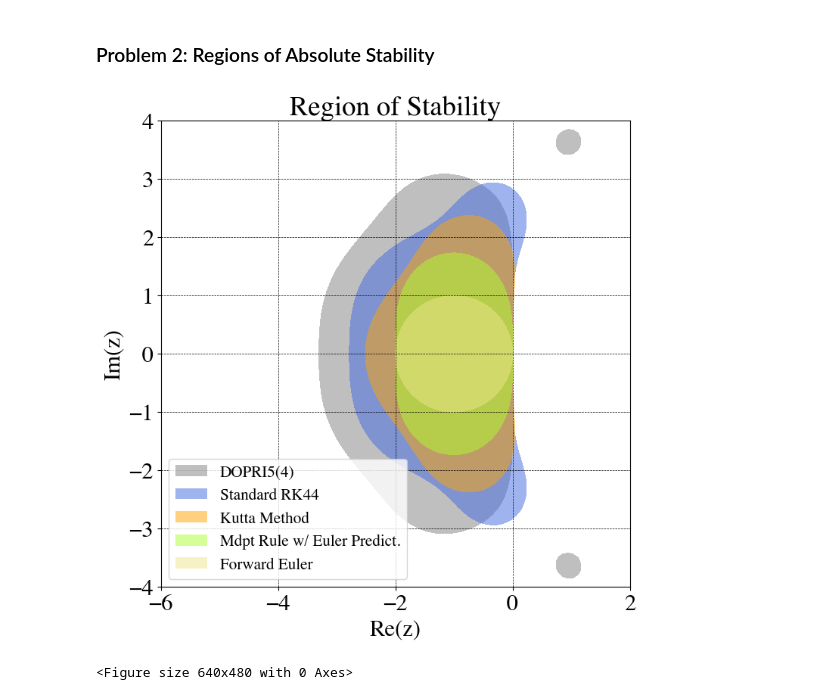
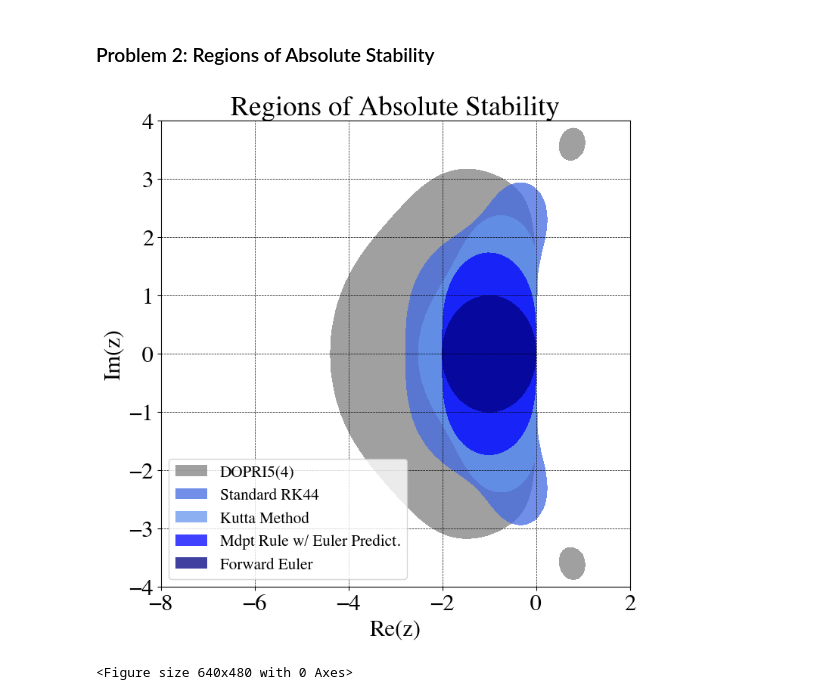
Before and after one commit to dominicflocco/AMSC661-codes, a Jupyter notebook: hw2/ODE-solvers.ipynb, the cells around one changed output. Drawn from its saved outputs; the diff is of its cells as text; code cells hidden in the pictures.

```diff
--- a/hw2/ODE-solvers.ipynb
+++ b/hw2/ODE-solvers.ipynb
@@ -146,7 +225,7 @@ CPU Time: 39.69588279724121 seconds
 # %%
 nx = 100
 ny = 160
-x = np.linspace(-6,2,nx)
+x = np.linspace(-8,2,nx)
 y = np.linspace(-4,4,ny)
 xg,yg = np.meshgrid(x,y)
 
@@ -160,28 +239,51 @@ def midpointRuleEulerPredict_stabF(z):
 def Kutta_stabF(z):
     A = np.array([[0, 0, 0],
                   [.5, 0, 0],
-                  [-1, 2, 0]])
-    b = np.array([1/6, 2/3, 1/6])
-    c = np.array([0, .5, 1])
-    z1 = b[0] + b[1] + b[2]
-    z2 = b[1]*A[1,0] + b[2]*A[2,0] + b[2]*A[2,1]
-    z3 = b[2]*A[2,1]*A[1,0]
+                  [-1, 2, 0]], dtype=np.complex_)
+    b = np.array([1/6, 2/3, 1/6], dtype=np.complex_)
+    # c = np.array([0, .5, 1])
+    # z1 = b[0] + b[1] + b[2]
+    # z2 = b[1]*A[1,0] + b[2]*A[2,0] + b[2]*A[2,1]
+    # z3 = b[2]*A[2,1]*A[1,0]
+    z_temp= z.flatten()
+    z_flat = np.array([RK_helper(z_temp[x], A, b) for x in range(z_temp.size)], dtype=np.complex_)
+    z_DOP = np.reshape(z_flat, (y.size, x.size))
     return 1 + z + (1/2)*(z**2) + (1/6)*(z**3)
 def RK44_stabF(z):
-    # A = np.array([[0, 0, 0, 0],
-    #             [.5, 0, 0, 0],
-    #             [0, .5, 0, 0],
-    #             [0, 0, 1, 0]])
-    # b = np.array([1/6, 1/3, 1/3, 1/6])
+    A = np.array([[0, 0, 0, 0],
+                [.5, 0, 0, 0],
+                [0, .5, 0, 0],
+                [0, 0, 1, 0]], dtype=np.complex_)
+    b = np.array([1/6, 1/3, 1/3, 1/6], dtype=np.complex_)
     # z1 = b[0] + b[1] + b[2] +b[3]
     # z2 = b[1]*A[1,0] + b[2]*A[2,0] + b[2]*A[2,1] +b[3]*A[3,0] +b[3]*A[3,1] +b[3]*b[2]*A[3,2]
     # z3 = b[2]*A[2,1]*A[1,0] + b[2]*b[3]*A[3,2]*(A[2,0] +A[2,1])
     # z4 = b[3]*b[2]*A[3,2]*A[2,1]*A[1,0]
-    return 1 + z + (1/2)*(z**2) + (1/6)*(z**3) + (1/24)*(z**4)
+    #return 1 + z + (1/2)*(z**2) + (1/6)*(z**3) + (1/24)*(z**4)
 
-def DOPRI5_stabF_helper(z):
+    z_temp= z.flatten()
+    z_flat = np.array([RK_helper(z_temp[x], A, b) for x in range(z_temp.size)], dtype=np.complex_)
+    z_DOP = np.reshape(z_flat, (y.size, x.size))
+    return z_DOP
+
+def RK_helper(z, A, b):
 
 
+    # A = np.array([[0, 0, 0, 0, 0, 0, 0],
+    #             [1/5, 0, 0, 0, 0, 0, 0],
+    #             [3/40, 9/40, 0, 0, 0, 0, 0],
+    #             [44/45, -56/15, 32/9, 0, 0, 0, 0],
+    #             [19372/6561, -25360/2187, 64448/6561, -212/729, 0, 0, 0],
+    #             [9017/3168, -355/33, 46732/5247, 49/176, -5103/18656, 0, 0],
+    #             [35/384, 0, 500/1113, 125/192, -2187/6784, 11/84, 0]], dtype=np.complex_)
+    # b = np.array([5179/57600, 0, 7571/16695, 393/640, -92097/339200, 187/2100, 1/40], dtype=np.complex_)
+    p = A.shape[0]
+    matrix_prod = np.eye(p,dtype=np.complex_)
+    for s in range(1, p):
+        matrix_prod += (z**s)*(np.linalg.matrix_power(A, s))
+    return 1+z*(b.T@matrix_prod@np.ones((p,1)))
+
+def DOPRI5_stabF(z):
     A = np.array([[0, 0, 0, 0, 0, 0, 0],
                 [1/5, 0, 0, 0, 0, 0, 0],
                 [3/40, 9/40, 0, 0, 0, 0, 0],
@@ -189,17 +291,9 @@ def DOPRI5_stabF_helper(z):
                 [19372/6561, -25360/2187, 64448/6561, -212/729, 0, 0, 0],
                 [9017/3168, -355/33, 46732/5247, 49/176, -5103/18656, 0, 0],
                 [35/384, 0, 500/1113, 125/192, -2187/6784, 11/84, 0]], dtype=np.complex_)
-    b = np.array([35/384, 0, 500/1113, 125/192, -2187/6784, 11/84, 0], dtype=np.complex_)
-    p = A.shape[0]
-    matrix_prod = np.eye(p,dtype=np.complex_)
-    for s in range(1, p):
-        matrix_prod += (z**s)*(np.linalg.matrix_power(A, s))
-    return 1+z*(b.T@matrix_prod@np.ones((p,1)))
-
-def DOPRI5_stabF(z):
-
+    b = np.array([5179/57600, 0, 7571/16695, 393/640, -92097/339200, 187/2100, 1/40], dtype=np.complex_)
     z_temp= z.flatten()
-    z_flat = np.array([DOPRI5_stabF_helper(z_temp[x]) for x in range(z_temp.size)], dtype=np.complex_)
+    z_flat = np.array([RK_helper(z_temp[x], A, b) for x in range(z_temp.size)], dtype=np.complex_)
     z_DOP = np.reshape(z_flat, (y.size, x.size))
     return z_DOP
 
@@ -209,44 +303,44 @@ fig, ax = plt.subplots(figsize=(8,8))
 
 f = DOPRI5_stabF(z)
 absf = (f.real)**2 + (f.imag)**2
-cntr1 = ax.contourf(xg,yg,absf,np.arange(2), colors='grey', alpha=0.5)
+cntr1 = ax.contourf(xg,yg,absf,np.arange(2), colors='grey', alpha=0.75)
 
 f = RK44_stabF(z)
 absf = (f.real)**2 + (f.imag)**2
-cntr2 =ax.contourf(xg,yg,absf,np.arange(2),  colors='royalblue', alpha=0.5)
+cntr2 =ax.contourf(xg,yg,absf,np.arange(2),  colors='royalblue', alpha=0.75)
 
 f = Kutta_stabF(z)
 absf = (f.real)**2 + (f.imag)**2
-cntr3 =ax.contourf(xg,yg,absf,np.arange(2),  colors='orange', alpha=0.5)
+cntr3 =ax.contourf(xg,yg,absf,np.arange(2),  colors='cornflowerblue', alpha=0.75)
 
 f = midpointRuleEulerPredict_stabF(z)
 absf = (f.real)**2 + (f.imag)**2
-cntr4 =ax.contourf(xg,yg,absf,np.arange(2),  colors='greenyellow', alpha=0.5)
+cntr4 =ax.contourf(xg,yg,absf,np.arange(2),  colors='blue', alpha=0.75)
 
 f = forwardEuler_stabF(z)
 absf = (f.real)**2 + (f.imag)**2
-cntr5= ax.contourf(xg,yg,absf,np.arange(2),  colors='khaki', alpha=0.5)
+cntr5= ax.contourf(xg,yg,absf,np.arange(2),  colors='navy', alpha=0.75)
 
 
 
 
-plt.title("Region of Stability")
+plt.title("Regions of Absolute Stability")
 plt.xlabel(r"Re(z)")
 plt.ylabel(r"Im(z)")
 
 #ax.set_aspect(1)
 plt.grid(color='k', linestyle='--', linewidth=0.5)
 h1,_ = cntr1.legend_elements()
 h2,_ = cntr2.legend_elements()
 h3,_ = cntr3.legend_elements()
 h4,_ = cntr4.legend_elements()
 h5,_ = cntr5.legend_elements()
 ax.legend([h1[0], h2[0], h3[0], h4[0], h5[0]],
         ['DOPRI5(4)', 'Standard RK44', 'Kutta Method', 'Mdpt Rule w/ Euler Predict.', 'Forward Euler'],
         loc="lower left", fontsize='x-small')
 
 plt.show()
 plt.savefig('RAS.pdf')
 # %% [output]
-[figure, old version]
+[figure, new version]
 <Figure size 640x480 with 0 Axes>
```
Also changed, not shown: parts of 9 cells of this notebook, 17 other files.
